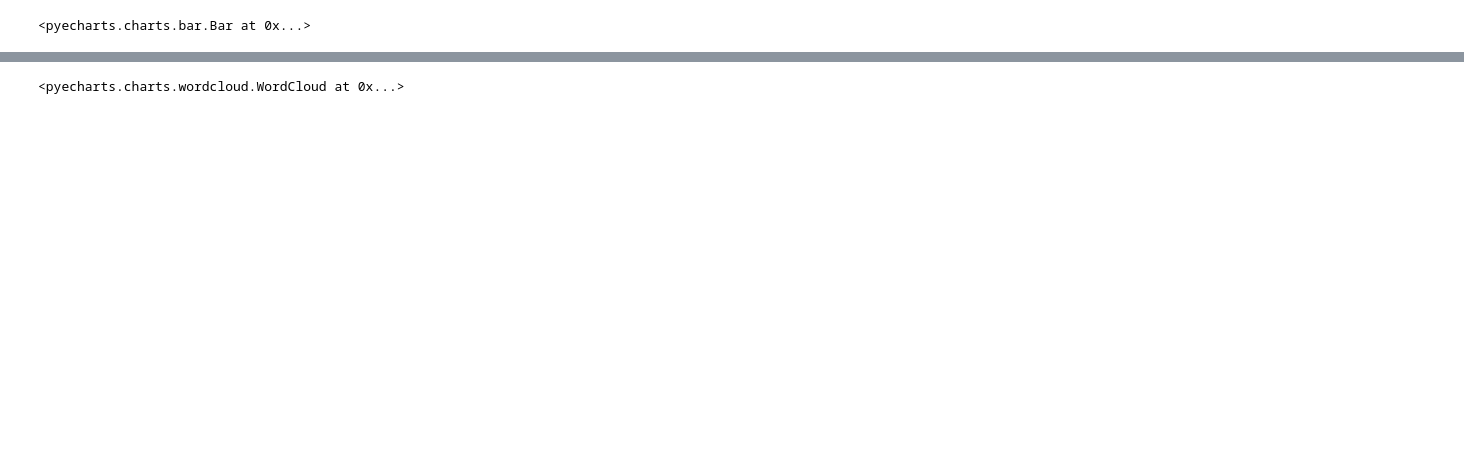
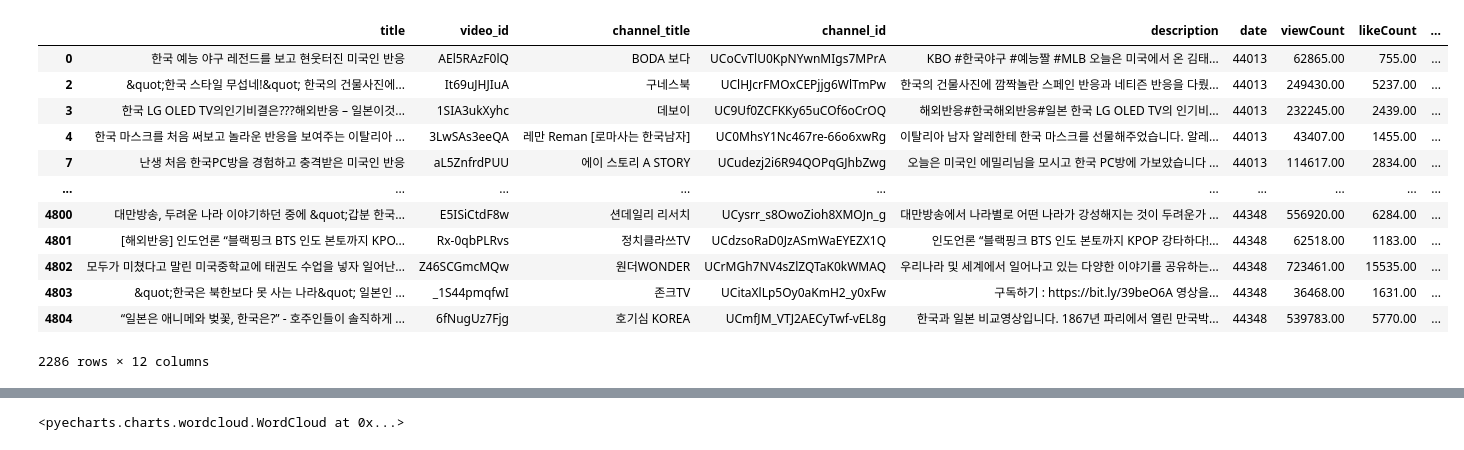
Before and after one commit to king-rabbit/k-responses, a Jupyter notebook: analysis.ipynb, the cells around one changed output, grey strips where cells are left out. Saved outputs shown, nothing was run; the diff lists cells and outputs as text; code cells hidden in the pictures; blank space fills up the shorter version.

```diff
--- a/analysis.ipynb
+++ b/analysis.ipynb
@@ -15,20 +16,18 @@ C:\Users\user\anaconda3\lib\site-packages\numpy\.libs\libopenblas.XWYDX2IKJW2NMT
 # %%
-videos = pd.read_csv('data/videos.csv')
+videos = pd.read_csv('data/videos_re.csv')
-# %%
-from pyecharts import Bar
-bar = Bar(width=900, height=300)
-bar.add("bar",
-        list(videos['channel_title'].value_counts()[:20].index),
-        list(videos['channel_title'].value_counts()[:20].values),
-        is_label_show=True,
-        label_text_size =12,
-        xaxis_label_textsize=10,
-        xaxis_interval= 0,
-        xaxis_rotate =20,
-        bar_category_gap =2,
-        is_stack=False,
-        is_convert=False
-       )
-bar
-# %% [output]
-<pyecharts.charts.bar.Bar at 0x...>
+# %%
+videos[~videos['country'].isna()]
+# %% [output]
+|  | title | video_id | channel_title | channel_id | description | date | viewCount | likeCount | ... |
+| 0 | 한국 예능 야구 레전드를 보고 현웃터진 미국인 반응 | AEl5RAzF0lQ | BODA 보다 | UCoCvTlU0KpNYwnMIgs7MPrA | KBO #한국야구 #예능짤 #MLB 오늘은 미국에서 온 김태... | 44013 | 62865.00 | 755.00 | ... |
+| 2 | &quot;한국 스타일 무섭네!&quot; 한국의 건물사진에... | It69uJHJIuA | 구네스북 | UClHJcrFMOxCEPjjg6WlTmPw | 한국의 건물사진에 깜짝놀란 스페인 반응과 네티즌 반응을 다뤘... | 44013 | 249430.00 | 5237.00 | ... |
+| 3 | 한국 LG OLED TV의인기비결은???해외반응 – 일본이것... | 1SIA3ukXyhc | 데보이 | UC9Uf0ZCFKKy65uCOf6oCrOQ | 해외반응#한국해외반응#일본 한국 LG OLED TV의 인기비... | 44013 | 232245.00 | 2439.00 | ... |
+| 4 | 한국 마스크를 처음 써보고 놀라운 반응을 보여주는 이탈리아 ... | 3LwSAs3eeQA | 레만 Reman [로마사는 한국남자] | UC0MhsY1Nc467re-66o6xwRg | 이탈리아 남자 알레한테 한국 마스크를 선물해주었습니다. 알레... | 44013 | 43407.00 | 1455.00 | ... |
+| 7 | 난생 처음 한국PC방을 경험하고 충격받은 미국인 반응 | aL5ZnfrdPUU | 에이 스토리 A STORY | UCudezj2i6R94QOPqGJhbZwg | 오늘은 미국인 에밀리님을 모시고 한국 PC방에 가보았습니다 ... | 44013 | 114617.00 | 2834.00 | ... |
+| ... | ... | ... | ... | ... | ... | ... | ... | ... | ... |
+| 4800 | 대만방송, 두려운 나라 이야기하던 중에 &quot;갑분 한국... | E5ISiCtdF8w | 션데일리 리서치 | UCysrr_s8OwoZioh8XMOJn_g | 대만방송에서 나라별로 어떤 나라가 강성해지는 것이 두려운가 ... | 44348 | 556920.00 | 6284.00 | ... |
+| 4801 | [해외반응] 인도언론 “블랙핑크 BTS 인도 본토까지 KPO... | Rx-0qbPLRvs | 정치클라쓰TV | UCdzsoRaD0JzASmWaEYEZX1Q | 인도언론 “블랙핑크 BTS 인도 본토까지 KPOP 강타하다!... | 44348 | 62518.00 | 1183.00 | ... |
+| 4802 | 모두가 미쳤다고 말린 미국중학교에 태권도 수업을 넣자 일어난... | Z46SCGmcMQw | 원더WONDER | UCrMGh7NV4sZlZQTaK0kWMAQ | 우리나라 및 세계에서 일어나고 있는 다양한 이야기를 공유하는... | 44348 | 723461.00 | 15535.00 | ... |
+| 4803 | &quot;한국은 북한보다 못 사는 나라&quot; 일본인 ... | _1S44pmqfwI | 존크TV | UCitaXlLp5Oy0aKmH2_y0xFw | 구독하기 : https://bit.ly/39beO6A 영상을... | 44348 | 36468.00 | 1631.00 | ... |
+| 4804 | “일본은 애니메와 벚꽃, 한국은?” - 호주인들이 솔직하게 ... | 6fNugUz7Fjg | 호기심 KOREA | UCmfJM_VTJ2AECyTwf-vEL8g | 한국과 일본 비교영상입니다. 1867년 파리에서 열린 만국박... | 44348 | 539783.00 | 5770.00 | ... |
+2286 rows × 12 columns
```
Also changed, not shown: parts of 37 cells of this notebook, 11 other files.
